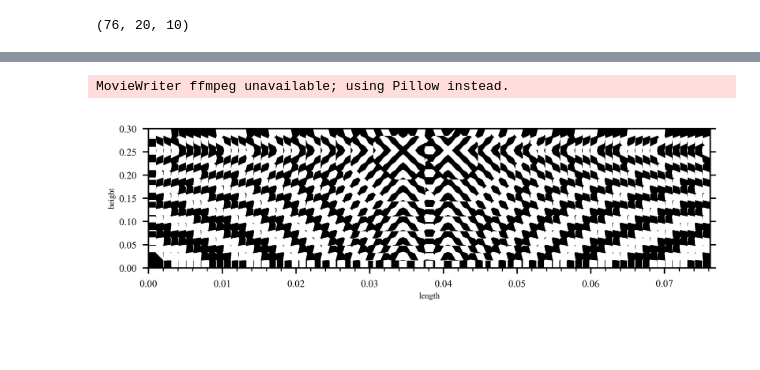
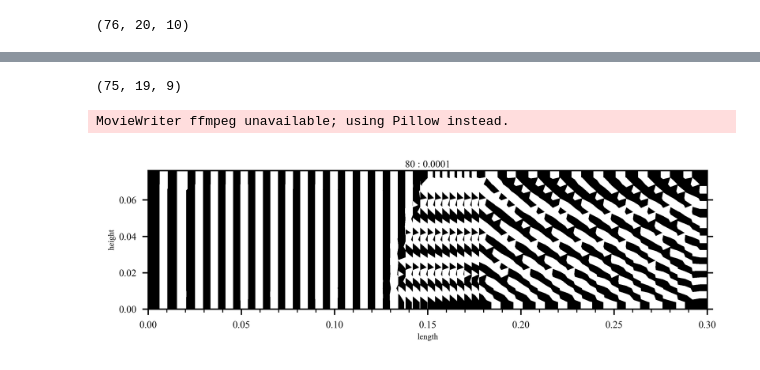
Before and after one commit to danchendrickson/Prospectus, a Jupyter notebook: EFIT/Rail_RfR_2.ipynb, the cells around one changed output, grey strips where cells are left out. Cells and saved outputs as stored; diff of their text form; code cells hidden in the pictures; blank space fills up the shorter version.

```diff
--- a/EFIT/Rail_RfR_2.ipynb
+++ b/EFIT/Rail_RfR_2.ipynb
@@ -220,23 +197,28 @@ for i in range(Tsteps - 1):
+# %%
+x,y,z
+# %% [output]
+(75, 19, 9)
 # %%
-y = np.linspace(0, BeamLength, np.shape(CenterZResults[0][0])[1])
-x = np.linspace(0, BeamHeight, np.shape(CenterZResults[0][0])[0])
+y = np.linspace(0, BeamHeight, np.shape(CenterZResults[0][0])[1])
+x = np.linspace(0, BeamLength , np.shape(CenterZResults[0][0])[0])
 x,y = np.meshgrid(x,y)
 
 fig = plt.figure(figsize=(6.0,BeamHeight/BeamLength*6.0))
-ax = plt.axes(xlim=(0, BeamHeight), ylim=(0, BeamLength))
+ax = plt.axes(xlim=(0, BeamLength), ylim=(0, BeamHeight))
 plt.ylabel(r'height')
 plt.xlabel(r'length')
 
 # animation function
 def animate(i):
     z = np.matrix(CenterZResults[i][0][:,:]).T
+    plt.title(str(i) + ' : ' + str(CenterZResults[i][1]))
     cont = plt.contourf(x, y, z, levels=5, cmap='gray',vmin=-100, vmax=100)
     time.sleep(1)
     return cont
 
 anim = animation.FuncAnimation(fig, animate, frames=np.shape(CenterZResults)[0])
 
-anim.save('animationZ.gif')
+anim.save('animationZ_2.gif')
 # %% [output]
 MovieWriter ffmpeg unavailable; using Pillow instead.
-[figure, old version]
+[figure, new version]
```
Also changed, not shown: parts of 2 cells of this notebook, 2 other files.
